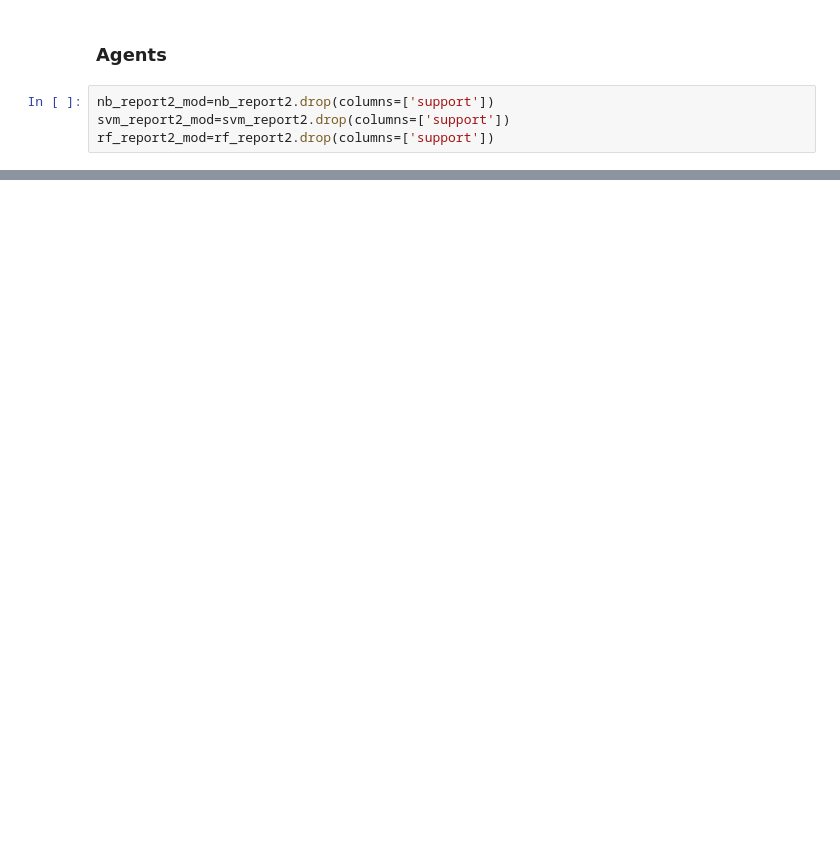
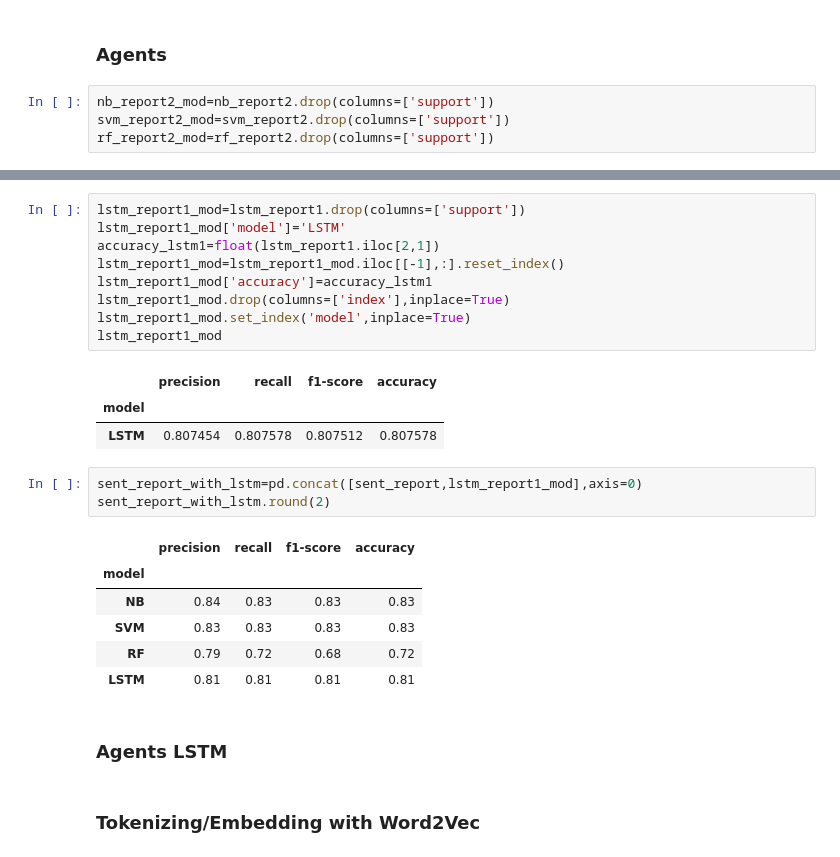
Before and after one commit to bess92/Deciphering_Central_Banks, a Jupyter notebook: notebooks/bessnotebook.ipynb, the cells around one changed output, grey strips where cells are left out. Cells and saved outputs as stored; diff of their text form; blank space fills up the shorter version.

```diff
--- a/notebooks/bessnotebook.ipynb
+++ b/notebooks/bessnotebook.ipynb
@@ -639,0 +944,27 @@ agent_report.round(2)
+# %%
+lstm_report1_mod=lstm_report1.drop(columns=['support'])
+lstm_report1_mod['model']='LSTM'
+accuracy_lstm1=float(lstm_report1.iloc[2,1])
+lstm_report1_mod=lstm_report1_mod.iloc[[-1],:].reset_index()
+lstm_report1_mod['accuracy']=accuracy_lstm1
+lstm_report1_mod.drop(columns=['index'],inplace=True)
+lstm_report1_mod.set_index('model',inplace=True)
+lstm_report1_mod
+# %% [output]
+|  | precision | recall | f1-score | accuracy |
+| model |  |  |  |  |
+| LSTM | 0.807454 | 0.807578 | 0.807512 | 0.807578 |
+# %%
+sent_report_with_lstm=pd.concat([sent_report,lstm_report1_mod],axis=0)
+sent_report_with_lstm.round(2)
+# %% [output]
+|  | precision | recall | f1-score | accuracy |
+| model |  |  |  |  |
+| NB | 0.84 | 0.83 | 0.83 | 0.83 |
+| SVM | 0.83 | 0.83 | 0.83 | 0.83 |
+| RF | 0.79 | 0.72 | 0.68 | 0.72 |
+| LSTM | 0.81 | 0.81 | 0.81 | 0.81 |
+# %% [markdown]
+### Agents LSTM
+# %% [markdown]
+### Tokenizing/Embedding with Word2Vec
```
Also changed, not shown: parts of 71 cells of this notebook.
